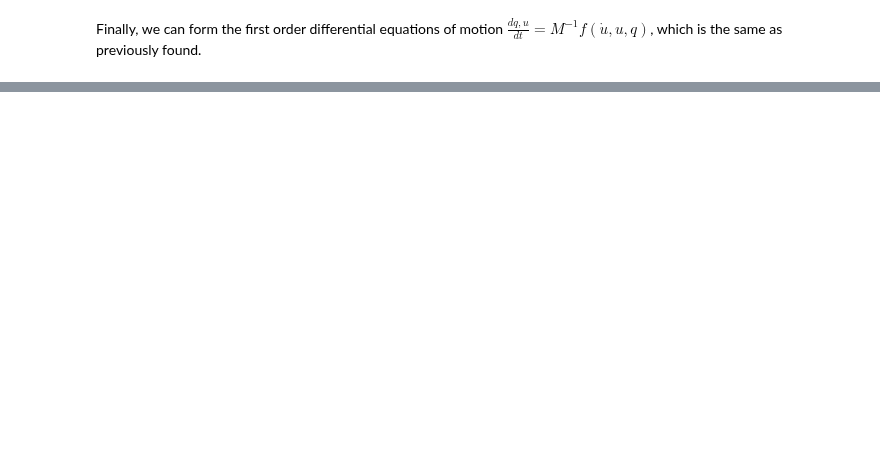
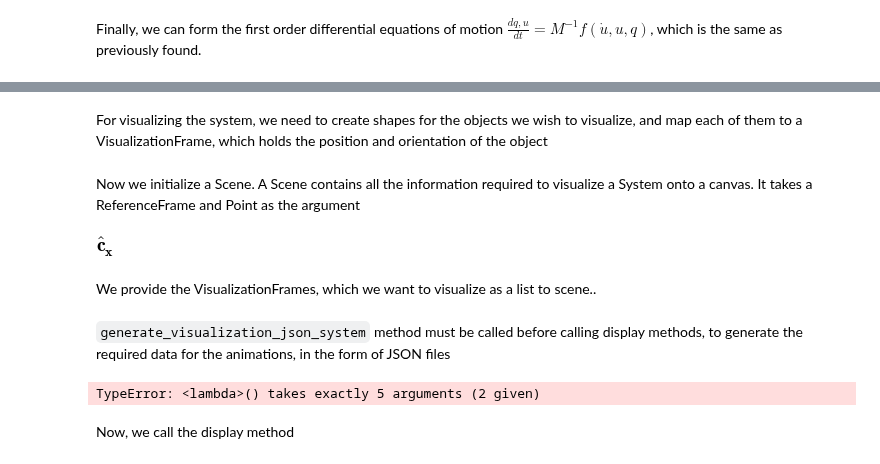
Before and after one commit to pydy/pydy, a Jupyter notebook: examples/mass_spring_damper/mass_spring_damper.ipynb, the cells around one changed output, grey strips where cells are left out. Drawn from its saved outputs; the diff is of its cells as text; code cells hidden in the pictures; blank space fills up the shorter version.

Commit message:
`System` class error in mass_spring_damper

```diff
--- a/examples/mass_spring_damper/mass_spring_damper.ipynb
+++ b/examples/mass_spring_damper/mass_spring_damper.ipynb
@@ -93,0 +157,3 @@ $$\left[\begin{smallmatrix}\operatorname{v}{\left (t \right )}\\\frac{- c \opera
+# %% [markdown]
+For visualizing the system, we need to create shapes for the objects we wish to visualize, and map each of them
+to a VisualizationFrame, which holds the position and orientation of the object
@@ -93,0 +166,11 @@ $$\left[\begin{smallmatrix}\operatorname{v}{\left (t \right )}\\\frac{- c \opera
+# %% [markdown]
+Now we initialize a Scene. A Scene contains all the information required to visualize a System onto a canvas.
+It takes a ReferenceFrame and Point as the argument
+# %%
+scene = Scene(ceiling, o)
+c = ceiling.orientnew('c', 'Axis', [90, ceiling.x])
+c.x.express(ceiling)
+# %% [output]
+[figure, added]
+# %% [markdown]
+We provide the VisualizationFrames, which we want to visualize as a list to scene..
@@ -93,0 +179,9 @@ $$\left[\begin{smallmatrix}\operatorname{v}{\left (t \right )}\\\frac{- c \opera
+# %% [markdown]
+`generate_visualization_json_system` method must be called before calling display methods, to generate the
+required data for the animations, in the form of JSON files
+# %%
+scene.generate_visualization_json_system(sys)
+# %% [output]
+TypeError: <lambda>() takes exactly 5 arguments (2 given)
+# %% [markdown]
+Now, we call the display method
```
Also changed, not shown: parts of 26 cells of this notebook.
